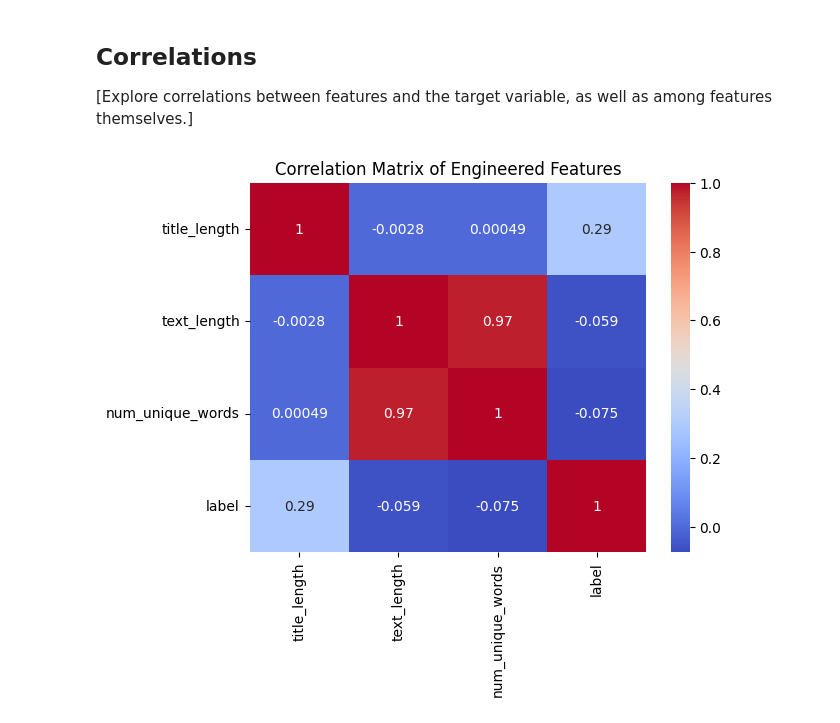
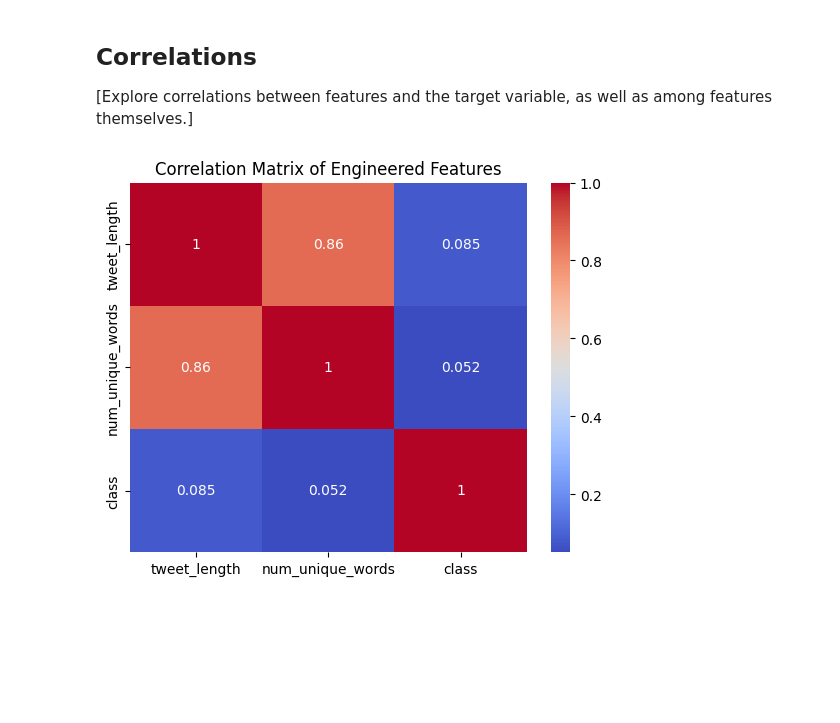
Before and after one commit to ayhamnashar/PsyText, a Jupyter notebook: 1_DatasetCharacteristics/exploratory_data_analysis.ipynb, the cells around one changed output. Drawn from its saved outputs; the diff is of its cells as text; code cells hidden in the pictures; blank space fills up the shorter version.

```diff
--- a/1_DatasetCharacteristics/exploratory_data_analysis.ipynb
+++ b/1_DatasetCharacteristics/exploratory_data_analysis.ipynb
@@ -20,19 +21,13 @@ import seaborn as sns
 
 [Provide a high-level overview of the dataset. This should include the source of the dataset, the number of samples, the number of features, and example showing the structure of the dataset.]
 # %%
-import pandas as pd
+# Load the data
+df = pd.read_csv('labeled_data.csv')
 
-# Load the data
-# Replace 'your_dataset.csv' with the path to your actual dataset
-df = pd.read_csv('WELFake_Dataset.csv')
-
-# Number of samples
+# Number of samples and features
 num_samples = df.shape[0]
-
-# Number of features
 num_features = df.shape[1]
 
-# Display these dataset characteristics
 print(f"Number of samples: {num_samples}")
 print(f"Number of features: {num_features}")
 
@@ -141,18 +172,17 @@ Passing `palette` without assigning `hue` is deprecated and will be removed in v
 
 [Explore correlations between features and the target variable, as well as among features themselves.]
 # %%
-# Add new numeric features
-df['title_length'] = df['title'].apply(len)
-df['text_length'] = df['text'].apply(len)
-df['num_unique_words'] = df['text'].apply(lambda x: len(set(str(x).split())))
+# Add new numeric features based on the 'tweet' column
+df['tweet_length'] = df['tweet'].apply(len)
+df['num_unique_words'] = df['tweet'].apply(lambda x: len(set(str(x).split())))
 
 # Compute correlation matrix for new features
-feature_cols = ['title_length', 'text_length', 'num_unique_words', 'label']
+feature_cols = ['tweet_length', 'num_unique_words', 'class']
 corr_matrix = df[feature_cols].corr()
 
 # Plot heatmap
 sns.heatmap(corr_matrix, annot=True, cmap='coolwarm')
 plt.title('Correlation Matrix of Engineered Features')
 plt.show()
 # %% [output]
-[figure, old version]
+[figure, new version]
```
Also changed, not shown: parts of 8 cells of this notebook, 7 other files.
